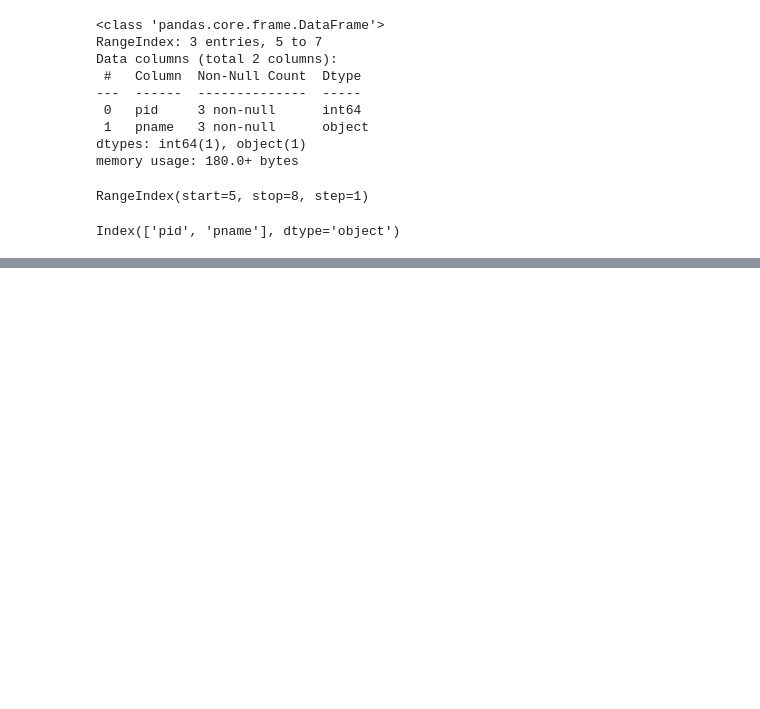
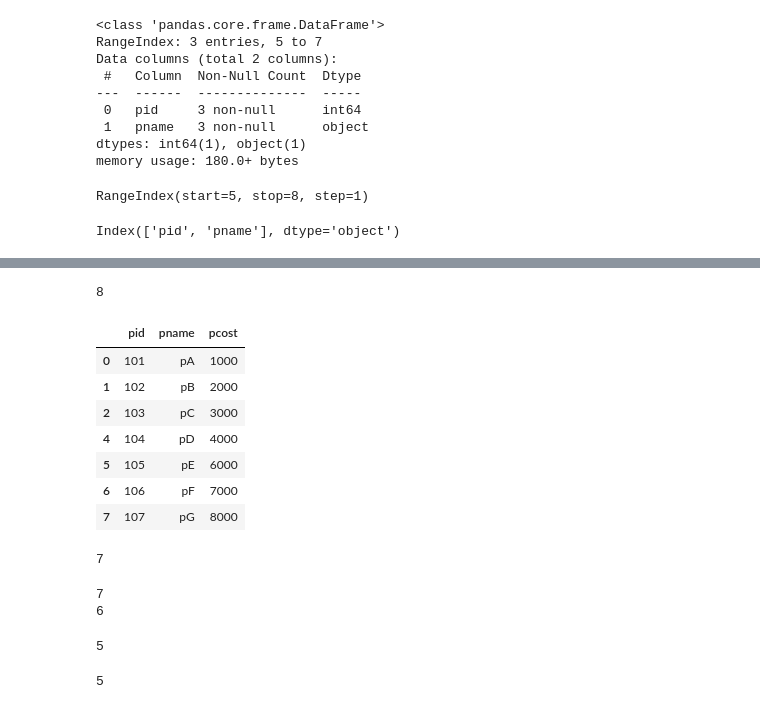
Before and after one commit to krishtheeba/PythonWithAI, a Jupyter notebook: pandas_Jupyter.ipynb, the cells around one changed output, grey strips where cells are left out. Cells and saved outputs as stored; diff of their text form; code cells hidden in the pictures; blank space fills up the shorter version.

```diff
--- a/pandas_Jupyter.ipynb
+++ b/pandas_Jupyter.ipynb
@@ -401,0 +516,28 @@ Index(['pid', 'pname'], dtype='object')
+# %%
+len(df2.index)
+# %% [output]
+8
+# %%
+df2.drop(3,inplace=True)   # ->None, DatFrame is updated
+# %%
+df2
+# %% [output]
+|  | pid | pname | pcost |
+| 0 | 101 | pA | 1000 |
+| 1 | 102 | pB | 2000 |
+| 2 | 103 | pC | 3000 |
+| 4 | 104 | pD | 4000 |
+| 5 | 105 | pE | 6000 |
+| 6 | 106 | pF | 7000 |
+| 7 | 107 | pG | 8000 |
+# %%
+len(df2.index)
+# %% [output]
+7
+# %%
+print(len(df2.index))
+df2.drop(4,inplace=True)  # None-> remove 4 th row from input DF
+print(len(df2.index))
+# %% [output]
+7
+6
@@ -401,0 +546,9 @@ Index(['pid', 'pname'], dtype='object')
+# %%
+len(df2.index)
+# %% [output]
+5
+# %%
+df3=df2
+print(len(df3.index))
+# %% [output]
+5
```
Also changed, not shown: parts of 65 cells of this notebook, 1 other file.
